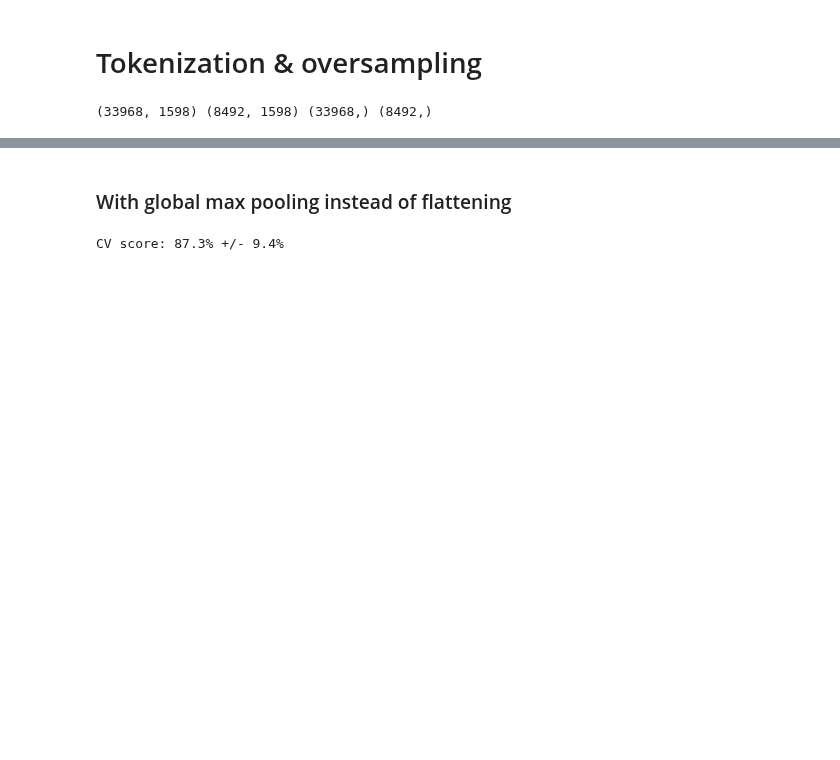
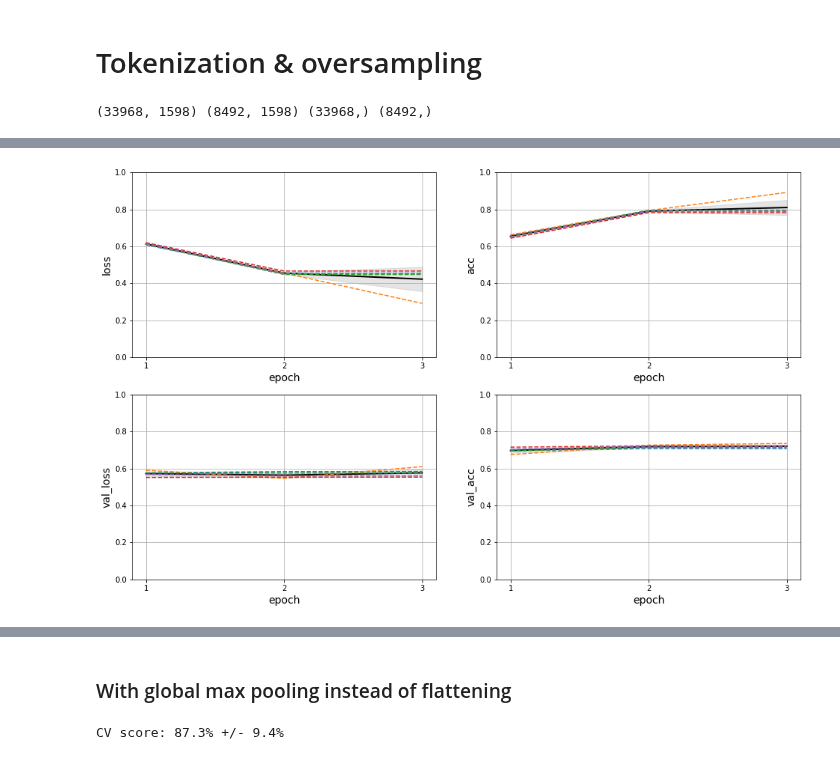
Before and after one commit to pdqnguyen/metallyrics, a Jupyter notebook: create-embedded-dataframe.ipynb, the cells around one changed output, grey strips where cells are left out. Drawn from its saved outputs; the diff is of its cells as text; code cells hidden in the pictures; blank space fills up the shorter version.

Commit message:
more work on word embedding

```diff
--- a/create-embedded-dataframe.ipynb
+++ b/create-embedded-dataframe.ipynb
@@ -164,6 +170,3 @@ X_test = pad_sequences(X_test, padding='post', maxlen=maxlen)
 print(X_train.shape, X_test.shape, y_train.shape, y_test.shape)
 # %% [output]
 (33968, 1598) (8492, 1598) (33968,) (8492,)
-# %%
-X_train, y_train = RandomOverSampler(random_state=0).fit_resample(X_train, y_train)
-print(X_train.shape, y_train.shape)
@@ -174,17 +242,31 @@ print(X_train.shape, y_train.shape)
 # %%
-embedding_dim = 50
-
-def create_model(input_dim=None, output_dim=None, input_length=maxlen):
+def create_model(input_dim=None, embedding_dim=None, input_length=maxlen):
     model = Sequential()
     model.add(layers.Embedding(input_dim=input_dim,
-                               output_dim=output_dim,
+                               output_dim=embedding_dim,
                                input_length=input_length))
-    model.add(layers.Flatten())
-    model.add(layers.Dense(10, activation='relu'))
+    model.add(layers.Conv1D(128, 5, activation='relu'))
+    model.add(layers.GlobalMaxPool1D())
+    model.add(layers.Dense(200, activation='relu'))
     model.add(layers.Dense(1, activation='sigmoid'))
     model.compile(optimizer='adam',
                   loss='binary_crossentropy',
                   metrics=['accuracy'])
     return model
-
-model = KerasClassifier(create_model, input_dim=vocab_size, output_dim=embedding_dim, epochs=3, batch_size=128, verbose=True)
+# %%
+nn_params = dict(
+    input_dim=vocab_size,
+    embedding_dim=50,
+    epochs=3,
+    batch_size=256,
+    verbose=1,
+    callbacks=[EarlyStopping(monitor='val_loss', min_delta=0.01, patience=0)]
+)
+
+models, scores, losses = cross_validation(
+    KerasClassifier,
+    random_state=0,
+    oversampler=RandomOverSampler(random_state=0),
+    clf_args=(create_model,),
+    clf_kwargs=nn_params
+)
@@ -190,0 +316,11 @@ model = KerasClassifier(create_model, input_dim=vocab_size, output_dim=embedding
+# %%
+plot_history(
+    models,
+    np.array([
+        ['loss', 'acc'],
+        ['val_loss', 'val_acc']
+    ]),
+    nn_params['epochs']
+)
+# %% [output]
+[figure, added]
```
Also changed, not shown: parts of 13 cells of this notebook.
